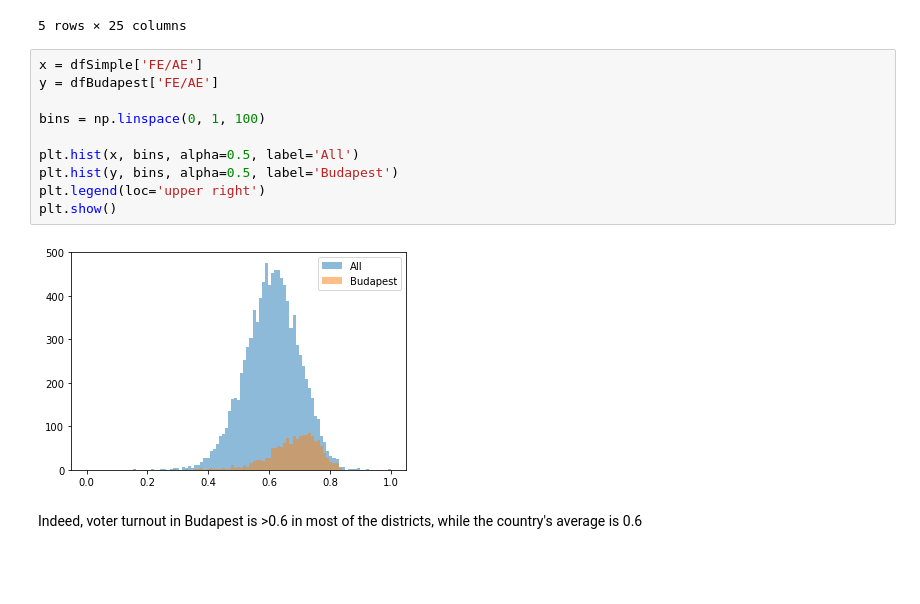
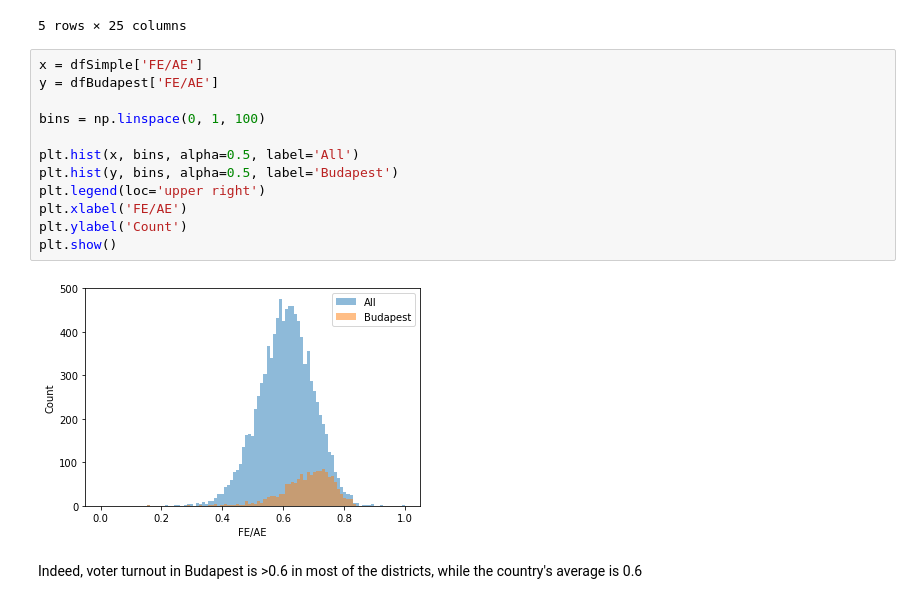
Before and after one commit to komaranna/ElectionAnalysis, a Jupyter notebook: StatisticalAnalysis.ipynb, the cells around one changed output. Saved outputs shown, nothing was run; the diff lists cells and outputs as text; blank space fills up the shorter version.

```diff
--- a/StatisticalAnalysis.ipynb
+++ b/StatisticalAnalysis.ipynb
@@ -208,14 +216,16 @@ dfBudapest.head()
 # %%
 x = dfSimple['FE/AE']
 y = dfBudapest['FE/AE']
 
 bins = np.linspace(0, 1, 100)
 
 plt.hist(x, bins, alpha=0.5, label='All')
 plt.hist(y, bins, alpha=0.5, label='Budapest')
 plt.legend(loc='upper right')
+plt.xlabel('FE/AE')
+plt.ylabel('Count')
 plt.show()
 # %% [output]
-[figure, old version]
+[figure, new version]
 # %% [markdown]
 Indeed, voter turnout in Budapest is >0.6 in most of the districts, while the country's average is 0.6
```
Also changed, not shown: parts of 4 cells of this notebook.
